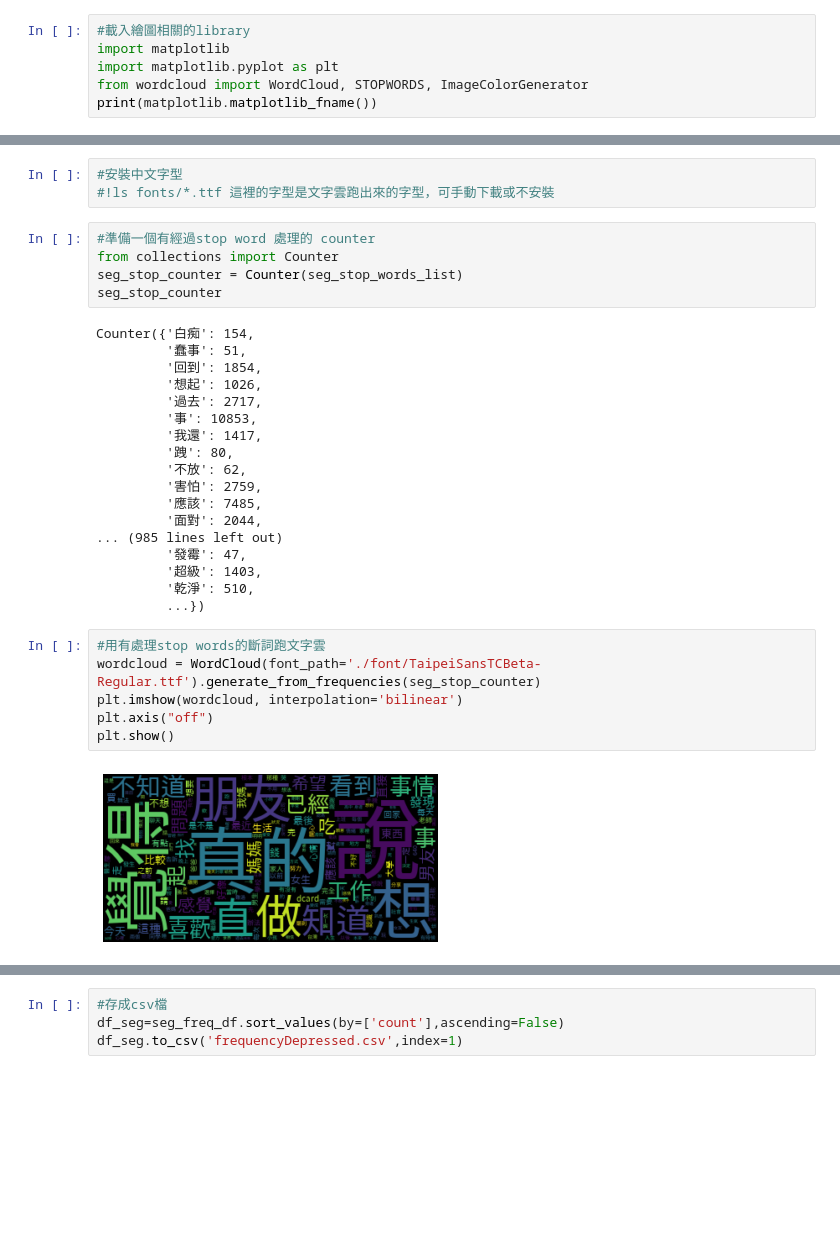
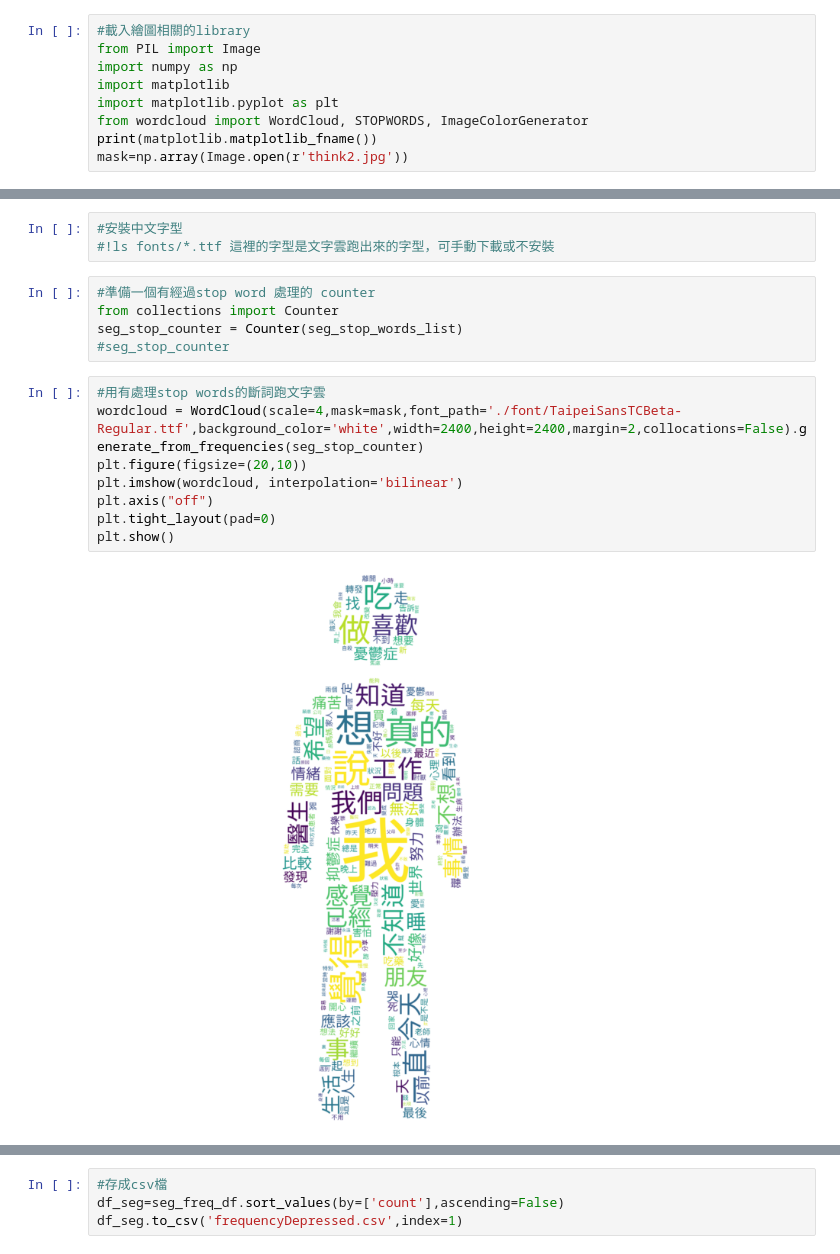
Before and after one commit to TibaMe-Catcher/tibame_pro_catcher, a Jupyter notebook: catcher_nlp/斷詞_憂鬱類.ipynb, the cells around one changed output, grey strips where cells are left out. Drawn from its saved outputs; the diff is of its cells as text; blank space fills up the shorter version.

```diff
--- a/catcher_nlp/斷詞_憂鬱類.ipynb
+++ b/catcher_nlp/斷詞_憂鬱類.ipynb
@@ -96,8 +96,11 @@ seg_stop_words_list
  ...]
 # %%
 #載入繪圖相關的library
+from PIL import Image
+import numpy as np
 import matplotlib
 import matplotlib.pyplot as plt
 from wordcloud import WordCloud, STOPWORDS, ImageColorGenerator
 print(matplotlib.matplotlib_fname())
+mask=np.array(Image.open(r'think2.jpg'))
 # %% [output]
@@ -109,33 +112,17 @@ C:\Users\leavi\anaconda3\envs\python_course\lib\site-packages\matplotlib\mpl-dat
 #準備一個有經過stop word 處理的 counter
 from collections import Counter
 seg_stop_counter = Counter(seg_stop_words_list)
-seg_stop_counter
+#seg_stop_counter
-# %% [output]
-Counter({'白痴': 154,
-         '蠢事': 51,
-         '回到': 1854,
-         '想起': 1026,
-         '過去': 2717,
-         '事': 10853,
-         '我還': 1417,
-         '跩': 80,
-         '不放': 62,
-         '害怕': 2759,
-         '應該': 7485,
-         '面對': 2044,
-... (985 lines left out)
-         '發霉': 47,
-         '超級': 1403,
-         '乾淨': 510,
-         ...})
 # %%
 #用有處理stop words的斷詞跑文字雲
-wordcloud = WordCloud(font_path='./font/TaipeiSansTCBeta-Regular.ttf').generate_from_frequencies(seg_stop_counter)
+wordcloud = WordCloud(scale=4,mask=mask,font_path='./font/TaipeiSansTCBeta-Regular.ttf',background_color='white',width=2400,height=2400,margin=2,collocations=False).generate_from_frequencies(seg_stop_counter)
+plt.figure(figsize=(20,10))
 plt.imshow(wordcloud, interpolation='bilinear')
 plt.axis("off")
+plt.tight_layout(pad=0)
 plt.show()
 # %% [output]
-[figure, old version]
+[figure, new version]
 # %%
 #用dataframe處理數據
 seg_df = pd.DataFrame(seg_stop_words_list, columns=['seg_word'])
```
Also changed, not shown: parts of 5 cells of this notebook, 24 other files.
